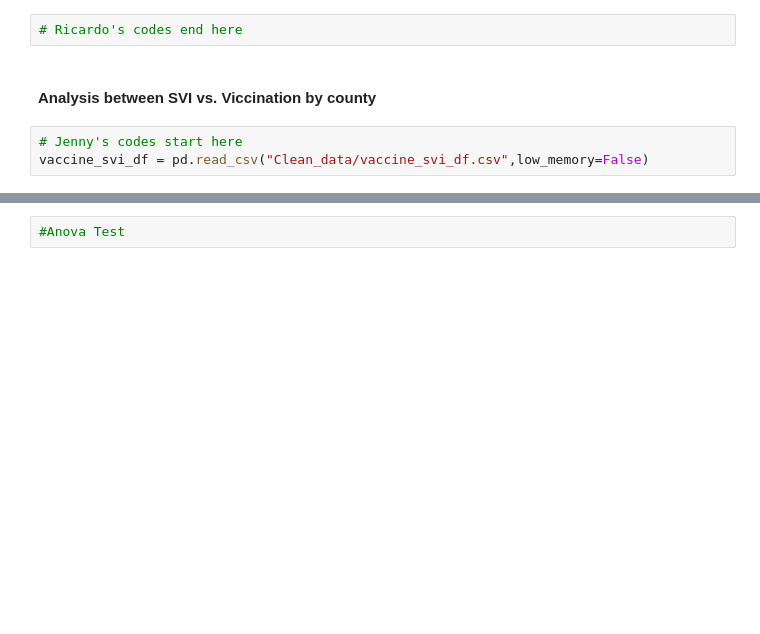
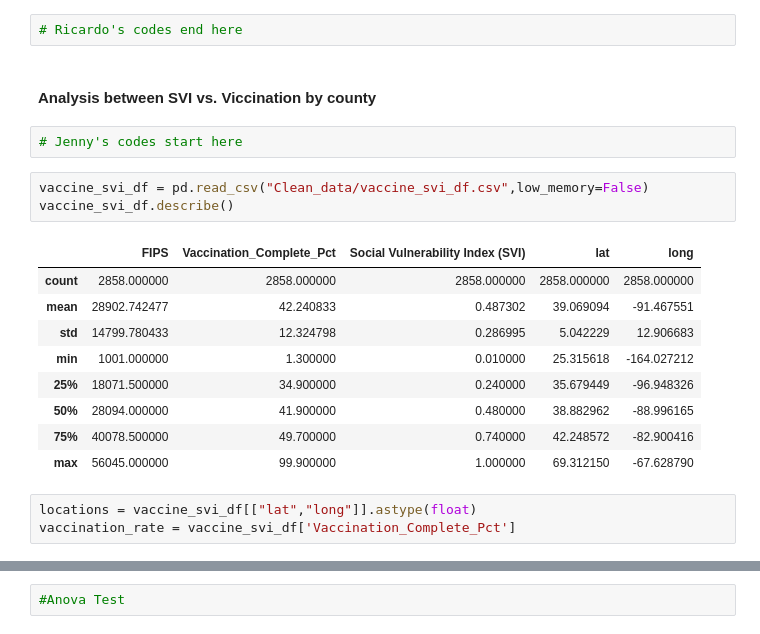
Before and after one commit to Yang111105/Covid-19-Vaccination-Analysis--Python, a Jupyter notebook: Project1- Factors Impact Vaccination.ipynb, the cells around one changed output, grey strips where cells are left out. Cells and saved outputs as stored; diff of their text form; blank space fills up the shorter version.

```diff
--- a/Project1- Factors Impact Vaccination.ipynb
+++ b/Project1- Factors Impact Vaccination.ipynb
@@ -25,4 +31,19 @@ print(x)
 #### Analysis between SVI vs. Viccination by county
 # %%
 # Jenny's codes start here
-vaccine_svi_df = pd.read_csv("Clean_data/vaccine_svi_df.csv",low_memory=False)
+# %%
+vaccine_svi_df = pd.read_csv("Clean_data/vaccine_svi_df.csv",low_memory=False)
+vaccine_svi_df.describe()
+# %% [output]
+|  | FIPS | Vaccination_Complete_Pct | Social Vulnerability Index (SVI) | lat | long |
+| count | 2858.000000 | 2858.000000 | 2858.000000 | 2858.000000 | 2858.000000 |
+| mean | 28902.742477 | 42.240833 | 0.487302 | 39.069094 | -91.467551 |
+| std | 14799.780433 | 12.324798 | 0.286995 | 5.042229 | 12.906683 |
+| min | 1001.000000 | 1.300000 | 0.010000 | 25.315618 | -164.027212 |
+| 25% | 18071.500000 | 34.900000 | 0.240000 | 35.679449 | -96.948326 |
+| 50% | 28094.000000 | 41.900000 | 0.480000 | 38.882962 | -88.996165 |
+| 75% | 40078.500000 | 49.700000 | 0.740000 | 42.248572 | -82.900416 |
+| max | 56045.000000 | 99.900000 | 1.000000 | 69.312150 | -67.628790 |
+# %%
+locations = vaccine_svi_df[["lat","long"]].astype(float)
+vaccination_rate = vaccine_svi_df['Vaccination_Complete_Pct']
```
Also changed, not shown: parts of 6 cells of this notebook, 5 other files.
